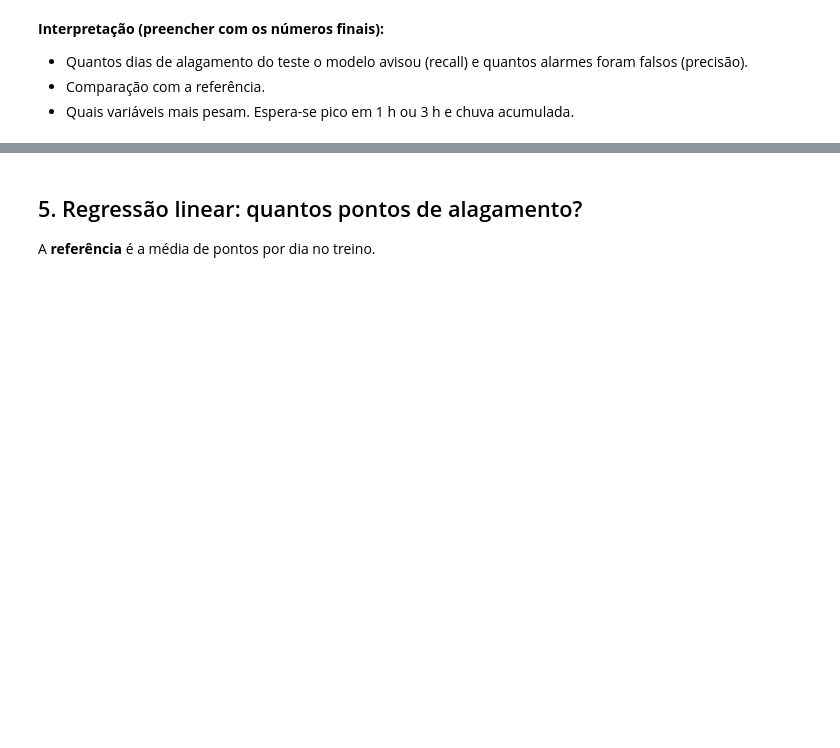
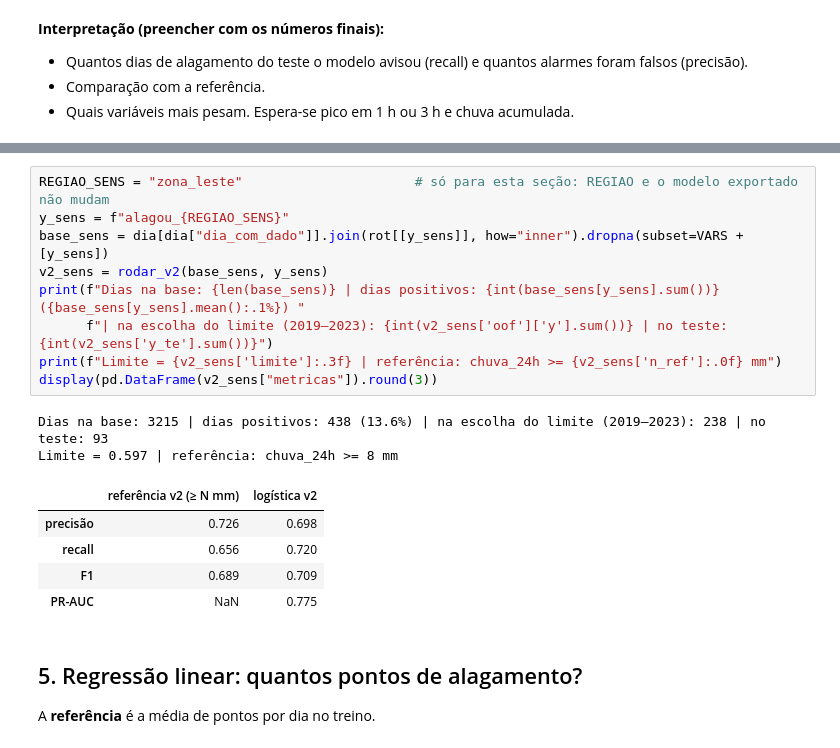
Before and after one commit to Kelwinnn/Global-Solution---Rota-Segura, a Jupyter notebook: data-science/02_modelos.ipynb, the cells around one changed output, grey strips where cells are left out. Drawn from its saved outputs; the diff is of its cells as text; blank space fills up the shorter version.

```diff
--- a/data-science/02_modelos.ipynb
+++ b/data-science/02_modelos.ipynb
@@ -174,3 +306,20 @@ dtype: float64
+# %%
+REGIAO_SENS = "zona_leste"                      # só para esta seção: REGIAO e o modelo exportado não mudam
+y_sens = f"alagou_{REGIAO_SENS}"
+base_sens = dia[dia["dia_com_dado"]].join(rot[[y_sens]], how="inner").dropna(subset=VARS + [y_sens])
+v2_sens = rodar_v2(base_sens, y_sens)
+print(f"Dias na base: {len(base_sens)} | dias positivos: {int(base_sens[y_sens].sum())} ({base_sens[y_sens].mean():.1%}) "
+      f"| na escolha do limite (2019–2023): {int(v2_sens['oof']['y'].sum())} | no teste: {int(v2_sens['y_te'].sum())}")
+print(f"Limite = {v2_sens['limite']:.3f} | referência: chuva_24h >= {v2_sens['n_ref']:.0f} mm")
+display(pd.DataFrame(v2_sens["metricas"]).round(3))
+# %% [output]
+Dias na base: 3215 | dias positivos: 438 (13.6%) | na escolha do limite (2019–2023): 238 | no teste: 93
+Limite = 0.597 | referência: chuva_24h >= 8 mm
+|  | referência v2 (≥ N mm) | logística v2 |
+| precisão | 0.726 | 0.698 |
+| recall | 0.656 | 0.720 |
+| F1 | 0.689 | 0.709 |
+| PR-AUC | NaN | 0.775 |
 # %% [markdown]
 ## 5. Regressão linear: quantos pontos de alagamento?
 
```
Also changed, not shown: parts of 9 cells of this notebook.
